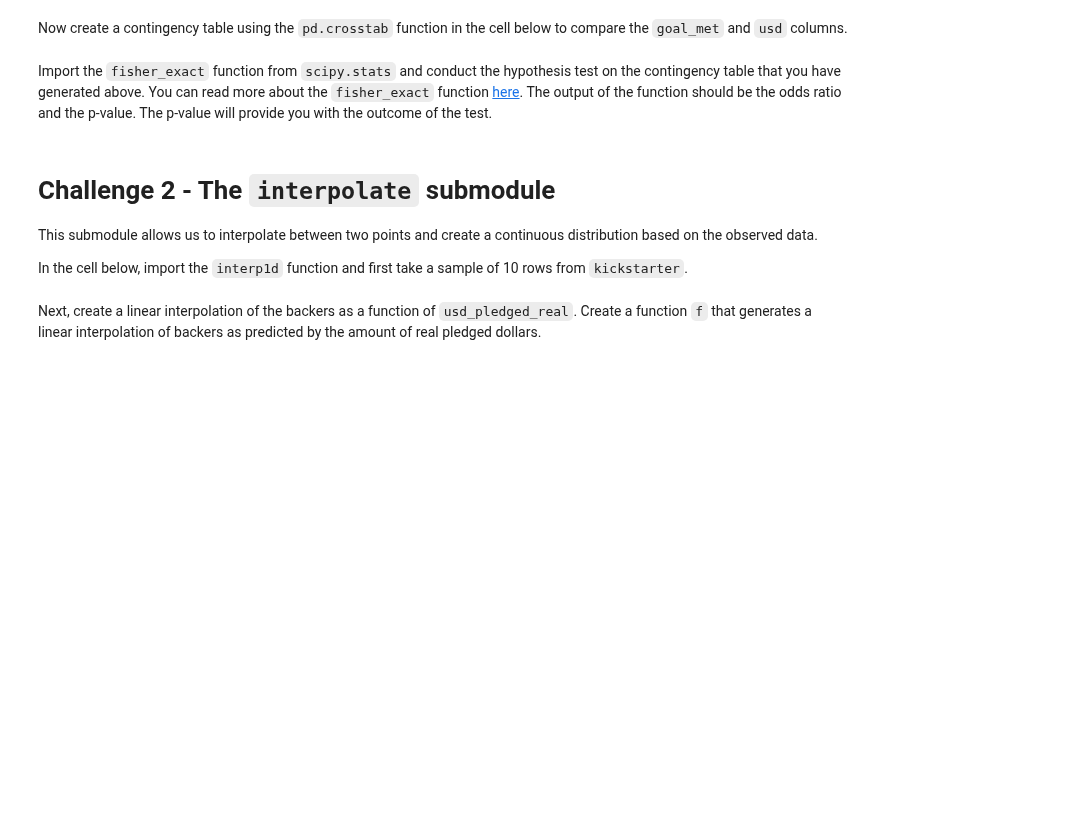
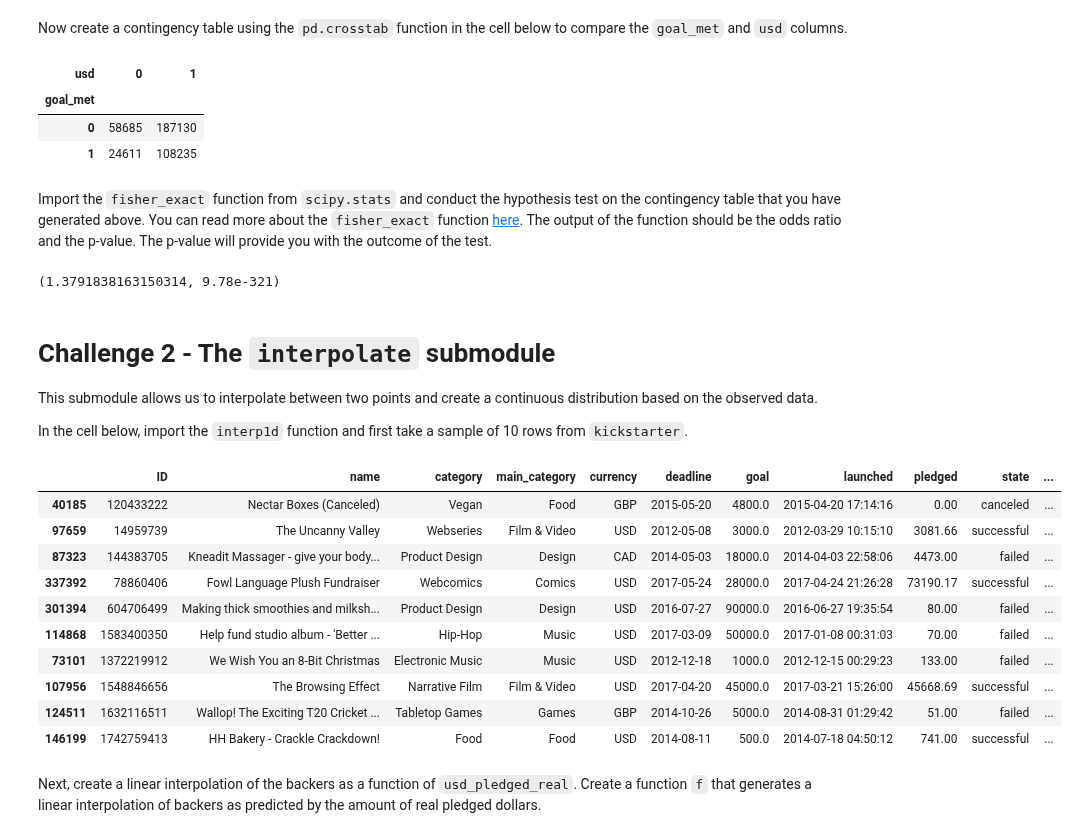
Before and after one commit to ta-data-lis/lab-intro-to-scipy, a Jupyter notebook: your-code/main.ipynb, the cells around one changed output. Saved outputs shown, nothing was run; the diff lists cells and outputs as text; code cells hidden in the pictures; blank space fills up the shorter version.

```diff
--- a/your-code/main.ipynb
+++ b/your-code/main.ipynb
@@ -13,6 +13,7 @@ import pandas as pd
 This submodule contains statistical functions for conducting hypothesis tests, producing various distributions and other useful tools. Let's examine this submodule using the KickStarter dataset. Load the data using Ironhack's database (db: kickstarter, table: projects).
 # %%
 # Your code here:
+ds = pd.read_csv('../ks-projects-201801.csv')
 # %% [markdown]
 Now print the `head` function to examine the dataset.
 # %%
@@ -42,8 +64,21 @@ Let's perform Fisher's exact test on our KickStarter data. We intend to test the
+# %%
+# Your code here:
+# H0 = choice of currency has an impact on meeting the pledge goal
+ds['goal_met'] = np.where(ds['usd_pledged_real'] > ds['usd_goal_real'], 1, 0)
 # %% [markdown]
 Next, create a column that checks whether the currency of the project is in US Dollars. Create a column called `usd` using the `np.where` function where if the currency is US Dollars, assign a value of 1 to the row and 0 otherwise.
 # %%
 # Your code here:
+ds['usd'] = np.where(ds['currency'] == 'USD', 1, 0)
 # %% [markdown]
 Now create a contingency table using the `pd.crosstab` function in the cell below to compare the `goal_met` and `usd` columns.
+# %%
+table = pd.crosstab(ds['goal_met'], ds['usd'])
+table
+# %% [output]
+| usd | 0 | 1 |
+| goal_met |  |  |
+| 0 | 58685 | 187130 |
+| 1 | 24611 | 108235 |
 # %% [markdown]
 Import the `fisher_exact` function from `scipy.stats` and conduct the hypothesis test on the contingency table that you have generated above. You can read more about the `fisher_exact` function [here](https://docs.scipy.org/doc/scipy/reference/generated/scipy.stats.fisher_exact.html#scipy.stats.fisher_exact). The output of the function should be the odds ratio and the p-value. The p-value will provide you with the outcome of the test.
@@ -52,3 +85,16 @@ Import the `fisher_exact` function from `scipy.stats` and conduct the hypothesis
+# %%
+# Your code here:
+from scipy.stats import fisher_exact
+
+fisher_exact(table) # there is also the arg of alternative = 'two-sided'
+# from documentation:
+    # P-value, the probability of obtaining a distribution at least as extreme as the one that was
+    #actually observed, assuming that the null hypothesis is true.
+
+# Since the p-value (2nd value) is extremely low, as it has a -321e, I assume it will pass all alphas
+# thus, we reject the null hypothesis?
+# %% [output]
+(1.3791838163150314, 9.78e-321)
 # %% [markdown]
 # Challenge 2 - The `interpolate` submodule
 
@@ -60,3 +104,21 @@ In the cell below, import the `interp1d` function and first take a sample of 10
+# %%
+# Your code here:
+from scipy.interpolate import interp1d
+
+sample = ds.sample(10)
+sample
+# %% [output]
+|  | ID | name | category | main_category | currency | deadline | goal | launched | pledged | state | ... |
+| 40185 | 120433222 | Nectar Boxes (Canceled) | Vegan | Food | GBP | 2015-05-20 | 4800.0 | 2015-04-20 17:14:16 | 0.00 | canceled | ... |
+| 97659 | 14959739 | The Uncanny Valley | Webseries | Film & Video | USD | 2012-05-08 | 3000.0 | 2012-03-29 10:15:10 | 3081.66 | successful | ... |
+| 87323 | 144383705 | Kneadit Massager - give your body... | Product Design | Design | CAD | 2014-05-03 | 18000.0 | 2014-04-03 22:58:06 | 4473.00 | failed | ... |
+| 337392 | 78860406 | Fowl Language Plush Fundraiser | Webcomics | Comics | USD | 2017-05-24 | 28000.0 | 2017-04-24 21:26:28 | 73190.17 | successful | ... |
+| 301394 | 604706499 | Making thick smoothies and milksh... | Product Design | Design | USD | 2016-07-27 | 90000.0 | 2016-06-27 19:35:54 | 80.00 | failed | ... |
+| 114868 | 1583400350 | Help fund studio album - 'Better ... | Hip-Hop | Music | USD | 2017-03-09 | 50000.0 | 2017-01-08 00:31:03 | 70.00 | failed | ... |
+| 73101 | 1372219912 | We Wish You an 8-Bit Christmas | Electronic Music | Music | USD | 2012-12-18 | 1000.0 | 2012-12-15 00:29:23 | 133.00 | failed | ... |
+| 107956 | 1548846656 | The Browsing Effect | Narrative Film | Film & Video | USD | 2017-04-20 | 45000.0 | 2017-03-21 15:26:00 | 45668.69 | successful | ... |
+| 124511 | 1632116511 | Wallop! The Exciting T20 Cricket ... | Tabletop Games | Games | GBP | 2014-10-26 | 5000.0 | 2014-08-31 01:29:42 | 51.00 | failed | ... |
+| 146199 | 1742759413 | HH Bakery - Crackle Crackdown! | Food | Food | USD | 2014-08-11 | 500.0 | 2014-07-18 04:50:12 | 741.00 | successful | ... |
 # %% [markdown]
 Next, create a linear interpolation of the backers as a function of `usd_pledged_real`. Create a function `f` that generates a linear interpolation of backers as predicted by the amount of real pledged dollars.
 # %%
```
Also changed, not shown: parts of 13 cells of this notebook.
